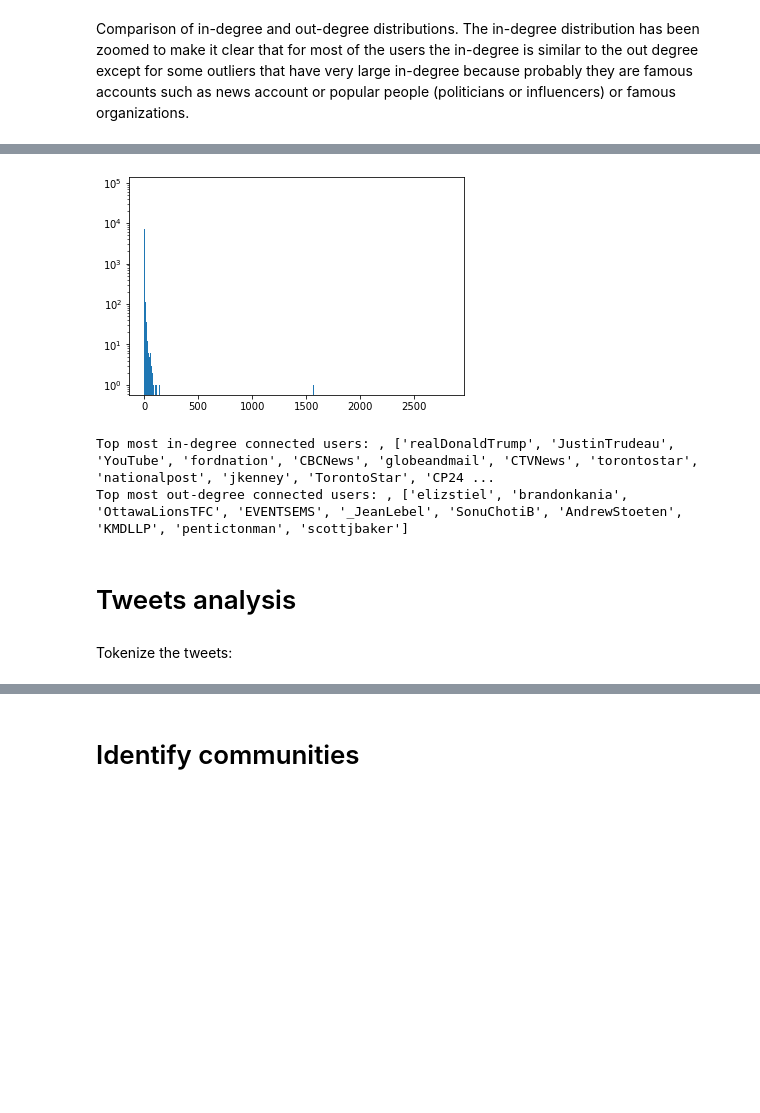
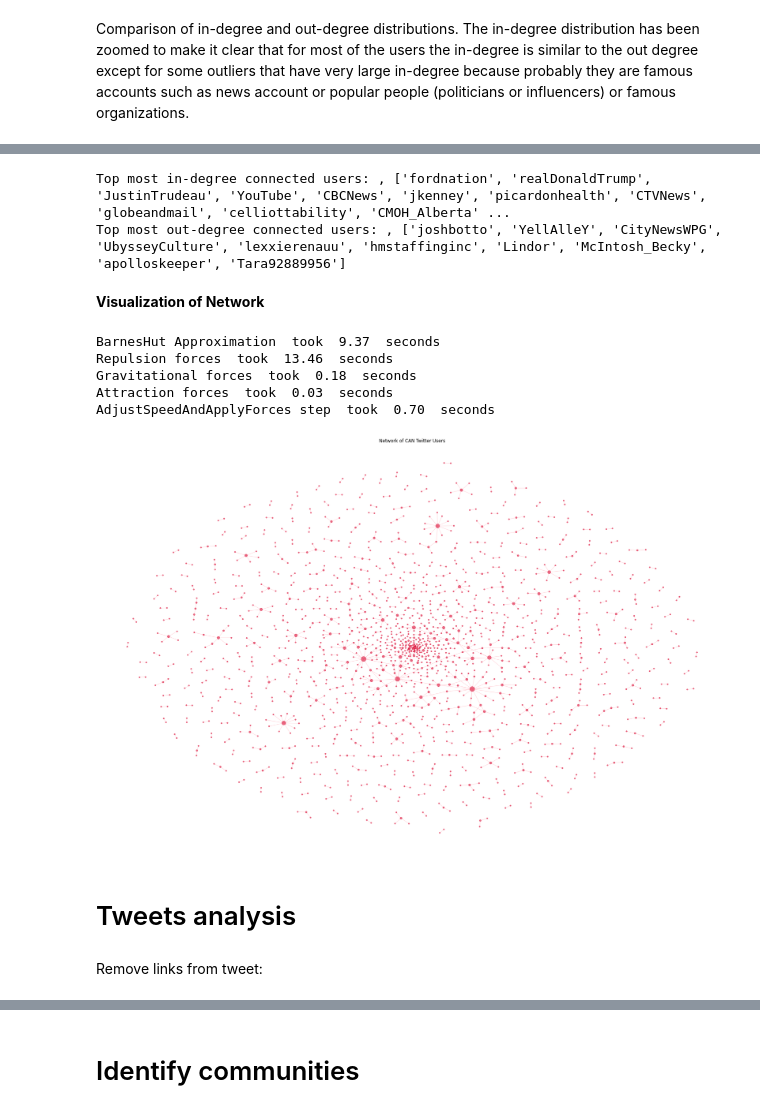
Before and after one commit to HuayuanSong/2805_covid_tweets, a Jupyter notebook: building_graph_CAN.ipynb, the cells around one changed output, grey strips where cells are left out. Saved outputs shown, nothing was run; the diff lists cells and outputs as text; code cells hidden in the pictures; blank space fills up the shorter version.

```diff
--- a/building_graph_CAN.ipynb
+++ b/building_graph_CAN.ipynb
@@ -74,2 +77,5 @@ To read each list in the column 'mentions' as a list and not as a str:
 # %%
 data_df['mentions'] = data_df['mentions'].apply(ast.literal_eval)
+# %%
+data_df_test = data_df.sample(frac=0.003)
+data_df_test = data_df_test.reset_index(drop=True)
@@ -124,19 +152,58 @@ In-degree distribution plotted using a log scale for the y axis:
-# %%
-plt.hist(in_degree, bins = np.arange(np.min(in_degree), np.max(in_degree)+2))
-plt.yscale('log')
-plt.show()
-# %% [output]
-[figure, removed]
 # %%
-dict_in_degree = dict(g.in_degree(g.nodes))
+dict_in_degree = dict(G.in_degree(G.nodes))
 print("Top most in-degree connected users: ,", sorted(dict_in_degree, key=dict_in_degree.get, reverse=True)[:20])
-dict_out_degree = dict(g.out_degree(g.nodes))
+dict_out_degree = dict(G.out_degree(G.nodes))
 print("Top most out-degree connected users: ,", sorted(dict_out_degree, key=dict_out_degree.get, reverse=True)[:10])
 # %% [output]
-Top most in-degree connected users: , ['realDonaldTrump', 'JustinTrudeau', 'YouTube', 'fordnation', 'CBCNews', 'globeandmail', 'CTVNews', 'torontostar', 'nationalpost', 'jkenney', 'TorontoStar', 'CP24 ...
-Top most out-degree connected users: , ['elizstiel', 'brandonkania', 'OttawaLionsTFC', 'EVENTSEMS', '_JeanLebel', 'SonuChotiB', 'AndrewStoeten', 'KMDLLP', 'pentictonman', 'scottjbaker']
+Top most in-degree connected users: , ['fordnation', 'realDonaldTrump', 'JustinTrudeau', 'YouTube', 'CBCNews', 'jkenney', 'picardonhealth', 'CTVNews', 'globeandmail', 'celliottability', 'CMOH_Alberta' ...
+Top most out-degree connected users: , ['joshbotto', 'YellAlleY', 'CityNewsWPG', 'UbysseyCulture', 'lexxierenauu', 'hmstaffinginc', 'Lindor', 'McIntosh_Becky', 'apolloskeeper', 'Tara92889956']
+# %% [markdown]
+**Visualization of Network**
+# %%
+g = G.to_undirected()
+
+# Get in-degrees in dict
+degree_dict = dict(g.degree)
+
+plt.figure(figsize = (30,20))
+
+forceatlas2 = ForceAtlas2(
+                        ## Behavior alternatives ##
+                        outboundAttractionDistribution=False, # Dissuation
+                        linLogMode=False,
+                        adjustSizes=False,
+                        edgeWeightInfluence=1.0,
+
+                        ## Performance ##
+                        jitterTolerance=1.0,  # Tolerance level
+                        barnesHutOptimize=True,
+                        barnesHutTheta=1.2,
+                        multiThreaded=False,
+
+                        ## Tuning ##
+                        scalingRatio=0.1,
+                        strongGravityMode=False,
+                        gravity=10.0,
+
+                        ## Logging ##
+                        verbose=True)
+
+positions = forceatlas2.forceatlas2_networkx_layout(g, pos=None, iterations=2000)
+
+nx.draw_networkx(g, positions,nodelist=degree_dict.keys(), node_size=[v * 10 for v in degree_dict.values()], node_color = "#DC143C",alpha = 0.6, edge_color = '#FFB6C1',with_labels=False)
+
+plt.axis('off')
+plt.title('Network of CAN Twitter Users')
+plt.show()
+# %% [output]
+BarnesHut Approximation  took  9.37  seconds
+Repulsion forces  took  13.46  seconds
+Gravitational forces  took  0.18  seconds
+Attraction forces  took  0.03  seconds
+AdjustSpeedAndApplyForces step  took  0.70  seconds
+[figure, added]
 # %% [markdown]
 # Tweets analysis
 # %% [markdown]
-Tokenize the tweets:
+Remove links from tweet:
 # %%
```
Also changed, not shown: parts of 46 cells of this notebook, 1 other file.
